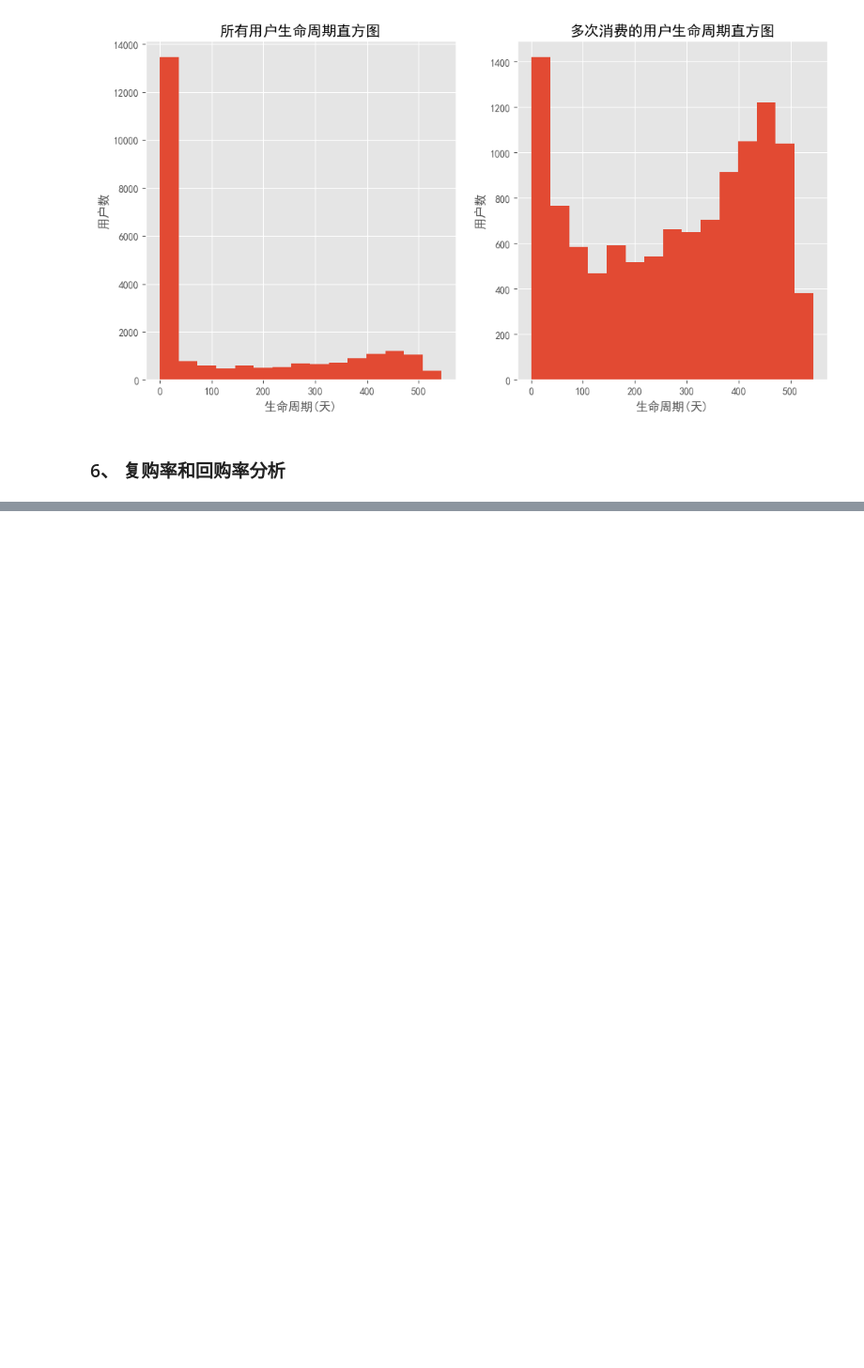
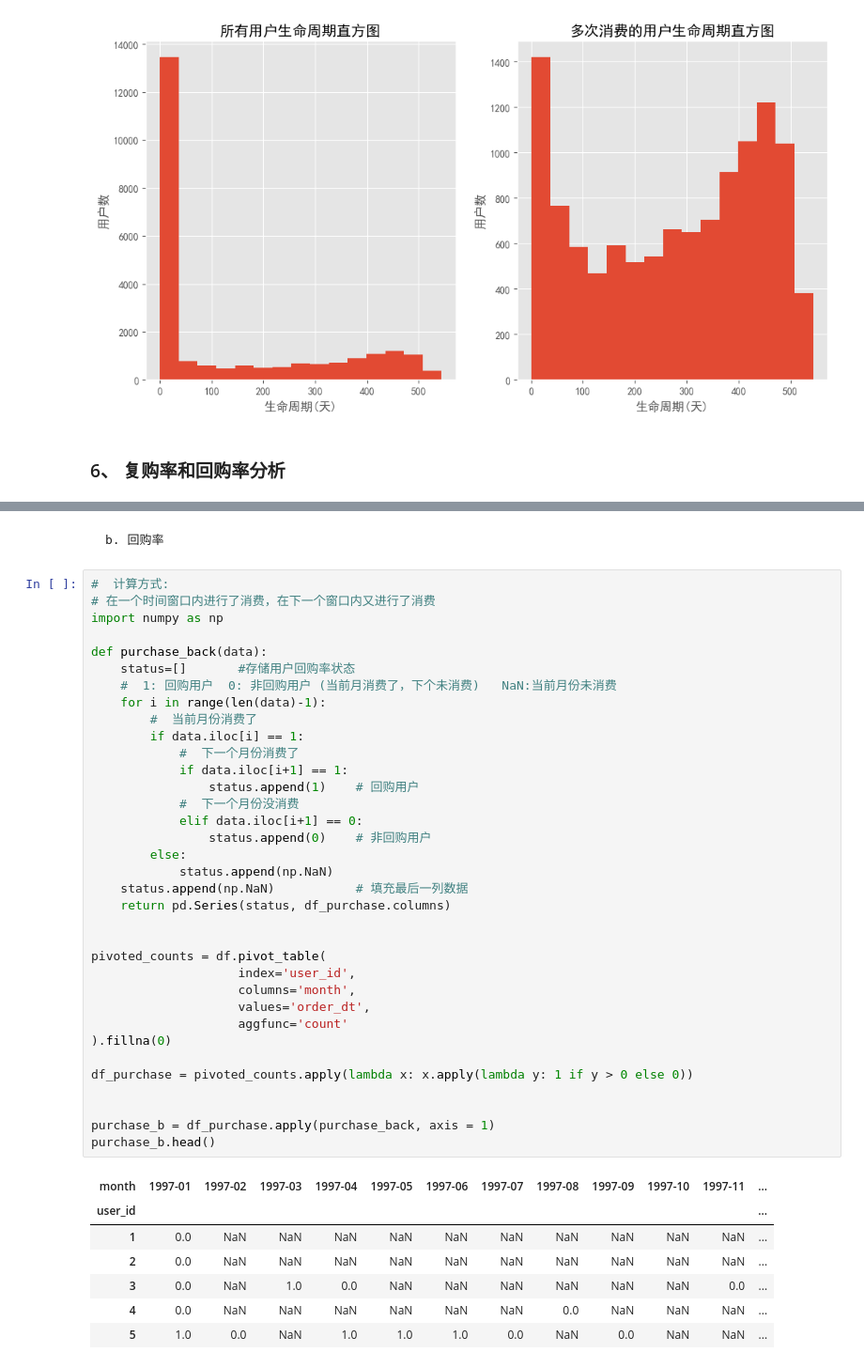
Before and after one commit to Fade-Smile/Basic-of-Data-Analyst, a Jupyter notebook: Project/3. User consumption behavior data analysis.ipynb, the cells around one changed output, grey strips where cells are left out. Shown at 94% size. Drawn from its saved outputs; the diff is of its cells as text; blank space fills up the shorter version.

```diff
--- a/Project/3. User consumption behavior data analysis.ipynb
+++ b/Project/3. User consumption behavior data analysis.ipynb
@@ -598,0 +630,45 @@ Text(0, 0.5, '用户数')
+# %% [markdown]
+    b. 回购率
+# %%
+#  计算方式:
+# 在一个时间窗口内进行了消费，在下一个窗口内又进行了消费
+import numpy as np
+
+def purchase_back(data):
+    status=[]       #存储用户回购率状态
+    #  1: 回购用户  0: 非回购用户 (当前月消费了，下个未消费)   NaN:当前月份未消费
+    for i in range(len(data)-1):
+        #  当前月份消费了
+        if data.iloc[i] == 1:
+            #  下一个月份消费了
+            if data.iloc[i+1] == 1:
+                status.append(1)    # 回购用户
+            #  下一个月份没消费
+            elif data.iloc[i+1] == 0:
+                status.append(0)    # 非回购用户
+        else:
+            status.append(np.NaN)
+    status.append(np.NaN)           # 填充最后一列数据
+    return pd.Series(status, df_purchase.columns)
+
+
+pivoted_counts = df.pivot_table(
+                    index='user_id',
+                    columns='month',
+                    values='order_dt',
+                    aggfunc='count'
+).fillna(0)
+
+df_purchase = pivoted_counts.apply(lambda x: x.apply(lambda y: 1 if y > 0 else 0))
+
+
+purchase_b = df_purchase.apply(purchase_back, axis = 1)
+purchase_b.head()
+# %% [output]
+| month | 1997-01 | 1997-02 | 1997-03 | 1997-04 | 1997-05 | 1997-06 | 1997-07 | 1997-08 | 1997-09 | 1997-10 | 1997-11 | ... |
+| user_id |  |  |  |  |  |  |  |  |  |  |  | ... |
+| 1 | 0.0 | NaN | NaN | NaN | NaN | NaN | NaN | NaN | NaN | NaN | NaN | ... |
+| 2 | 0.0 | NaN | NaN | NaN | NaN | NaN | NaN | NaN | NaN | NaN | NaN | ... |
+| 3 | 0.0 | NaN | 1.0 | 0.0 | NaN | NaN | NaN | NaN | NaN | NaN | 0.0 | ... |
+| 4 | 0.0 | NaN | NaN | NaN | NaN | NaN | NaN | 0.0 | NaN | NaN | NaN | ... |
+| 5 | 1.0 | 0.0 | NaN | 1.0 | 1.0 | 1.0 | 0.0 | NaN | 0.0 | NaN | NaN | ... |
```
Also changed, not shown: parts of 5 cells of this notebook.
